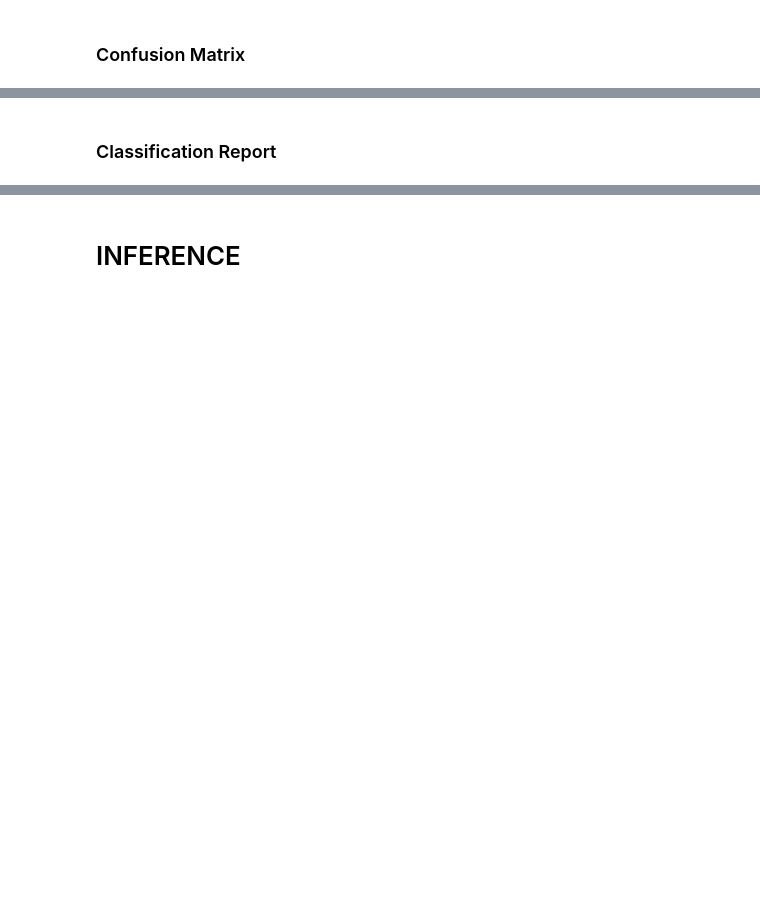
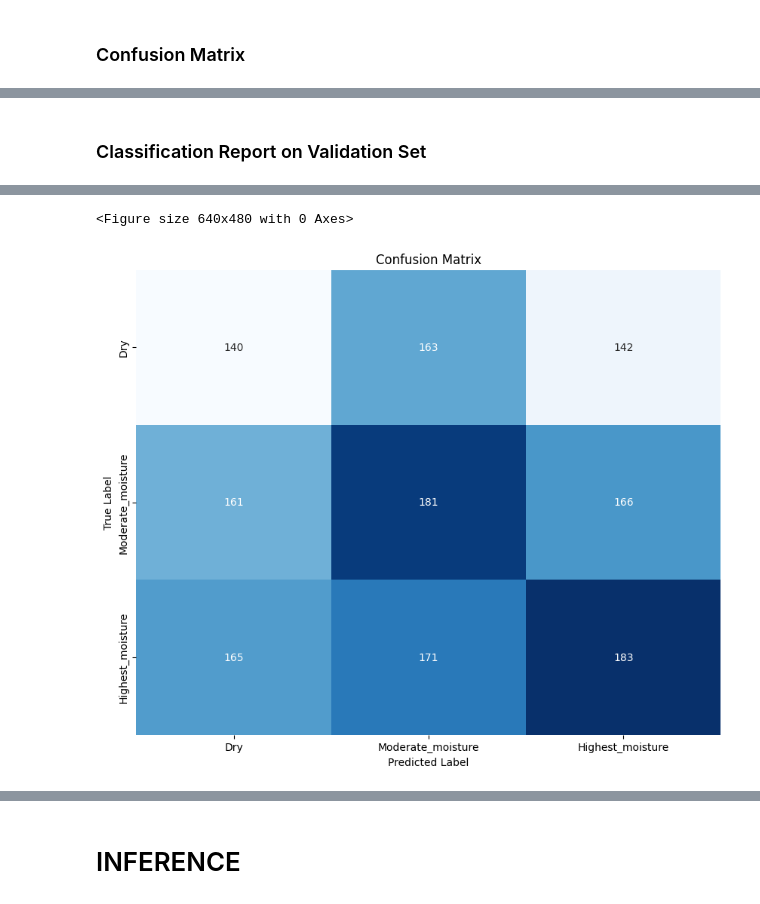
Before and after one commit to HasmitaKurre/CS725_FML, a Jupyter notebook: FML_Project/src/10_ResNet50.ipynb, the cells around one changed output, grey strips where cells are left out. Cells and saved outputs as stored; diff of their text form; code cells hidden in the pictures; blank space fills up the shorter version.

```diff
--- a/FML_Project/src/10_ResNet50.ipynb
+++ b/FML_Project/src/10_ResNet50.ipynb
@@ -443,2 +516,23 @@ Class labels: {'Dry': 0, 'Moderate_moisture': 1, 'Highest_moisture': 2}
 # %% [markdown]
-### Classification Report
+### Classification Report on Validation Set
+# %%
+for name, model in models.items():
+    y_true = np.concatenate([y for _, y in test], axis=0)
+    y_pred = model.predict(test)
+    y_pred_classes = np.argmax(y_pred, axis=1)
+
+    cm = confusion_matrix(y_true, y_pred_classes)
+
+    class_labels= {'Dry': 0, 'Moderate_moisture': 1, 'Highest_moisture': 2}
+    print("Class labels:", class_labels)
+
+    # 3. Plot the confusion matrix
+    plt.clf()
+    fig = plt.figure(figsize=(10, 8))
+    sns.heatmap(cm, annot=True, fmt='d', cmap='Blues', cbar=False, xticklabels=class_labels.keys(), yticklabels=class_labels.keys())
+    plt.xlabel('Predicted Label')
+    plt.ylabel('True Label')
+    plt.title('Confusion Matrix')
+    plt.show()
+    fig.savefig(f'/content/results/{name}_resnet50_confusion_matrix.png')
+# %% [output]
@@ -445,3 +541,5 @@ Class labels: {'Dry': 0, 'Moderate_moisture': 1, 'Highest_moisture': 2}
+<Figure size 640x480 with 0 Axes>
+[figure, added]
 # %%
 for name, model in models.items():
     y_true = np.concatenate([y for _, y in test], axis=0)
```
Also changed, not shown: parts of 21 cells of this notebook, 5 other files.
